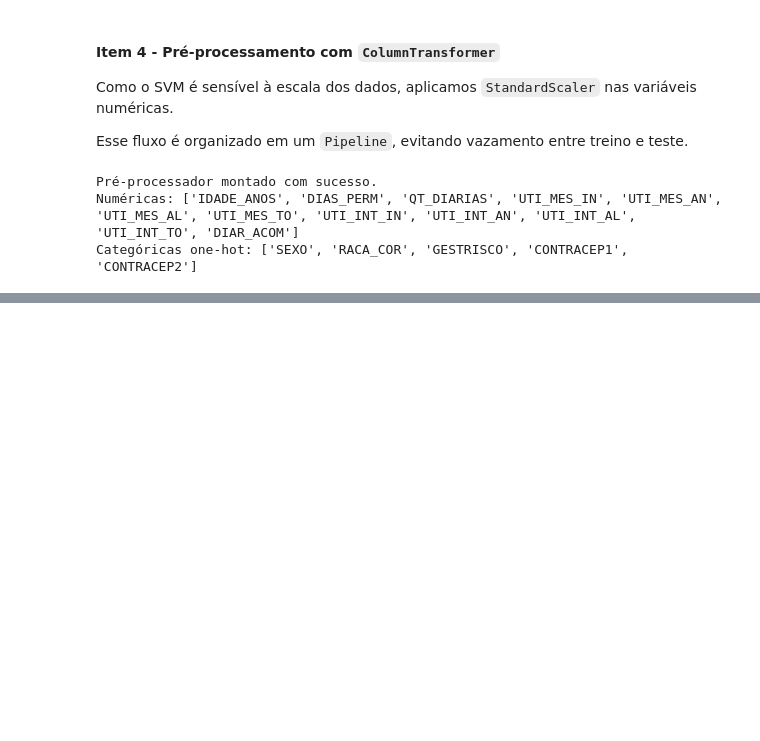
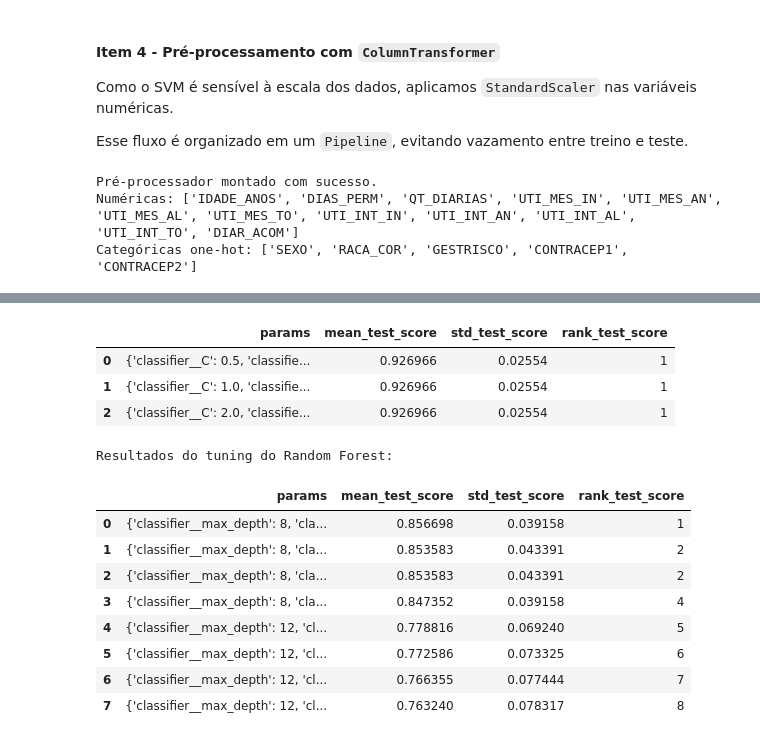
Before and after one commit to igorlealc/ia_tech_challenge_01, a Jupyter notebook: trabalho_parte_3.ipynb, the cells around one changed output, grey strips where cells are left out. Drawn from its saved outputs; the diff is of its cells as text; code cells hidden in the pictures; blank space fills up the shorter version.

```diff
--- a/trabalho_parte_3.ipynb
+++ b/trabalho_parte_3.ipynb
@@ -529,0 +760,55 @@ plt.show()
+# %%
+best_svm = svm_search.best_estimator_
+best_rf_tuning = rf_search.best_estimator_
+
+best_svm.fit(X_train, y_train)
+best_rf_tuning.fit(X_train, y_train)
+
+modelos_tuning = {
+    'SVM com tuning': {
+        'modelo': best_svm,
+        'configuracao': str(svm_search.best_params_),
+    },
+    'Random Forest com tuning': {
+        'modelo': best_rf_tuning,
+        'configuracao': str(rf_search.best_params_),
+    },
+}
+
+resultados_tuning = []
+matrizes_tuning = {}
+
+for nome, config in modelos_tuning.items():
+    modelo = config['modelo']
+    y_pred = modelo.predict(X_test)
+    matriz = confusion_matrix(y_test, y_pred)
+    matrizes_tuning[nome] = matriz
+
+    resultados_tuning.append({
+        'Modelo': nome,
+        'Accuracy': accuracy_score(y_test, y_pred),
+        'Precision': precision_score(y_test, y_pred, zero_division=0),
+        'Recall': recall_score(y_test, y_pred, zero_division=0),
+        'F1': f1_score(y_test, y_pred, zero_division=0),
+        'Configuracao': config['configuracao'],
+    })
+
+    print(f'--- {nome} ---')
+    print(f"Melhores parâmetros: {config['configuracao']}")
+    print(classification_report(y_test, y_pred, zero_division=0))
+    print('Matriz de confusão:')
+    print(pd.DataFrame(matriz, index=['Real 0', 'Real 1'], columns=['Pred 0', 'Pred 1']))
+    print()
+
+resultado_tuning_df = pd.DataFrame(resultados_tuning).set_index('Modelo').round(4)
+
+comparacao_com_tuning = pd.concat([resultados_df, resultado_tuning_df])
+comparacao_com_tuning = comparacao_com_tuning.sort_values(by=['Recall', 'F1', 'Precision'], ascending=False)
+
+print('Resultados do tuning do SVM:')
+display(svm_tuning_df.head(10))
+print('Resultados do tuning do Random Forest:')
+display(rf_grid_tuning_df.head(10))
+
+comparacao_com_tuning
+# %% [output]
@@ -529,0 +832,14 @@ plt.show()
+|  | params | mean_test_score | std_test_score | rank_test_score |
+| 0 | {'classifier__C': 0.5, 'classifie... | 0.926966 | 0.02554 | 1 |
+| 1 | {'classifier__C': 1.0, 'classifie... | 0.926966 | 0.02554 | 1 |
+| 2 | {'classifier__C': 2.0, 'classifie... | 0.926966 | 0.02554 | 1 |
+Resultados do tuning do Random Forest:
+|  | params | mean_test_score | std_test_score | rank_test_score |
+| 0 | {'classifier__max_depth': 8, 'cla... | 0.856698 | 0.039158 | 1 |
+| 1 | {'classifier__max_depth': 8, 'cla... | 0.853583 | 0.043391 | 2 |
+| 2 | {'classifier__max_depth': 8, 'cla... | 0.853583 | 0.043391 | 2 |
+| 3 | {'classifier__max_depth': 8, 'cla... | 0.847352 | 0.039158 | 4 |
+| 4 | {'classifier__max_depth': 12, 'cl... | 0.778816 | 0.069240 | 5 |
+| 5 | {'classifier__max_depth': 12, 'cl... | 0.772586 | 0.073325 | 6 |
+| 6 | {'classifier__max_depth': 12, 'cl... | 0.766355 | 0.077444 | 7 |
+| 7 | {'classifier__max_depth': 12, 'cl... | 0.763240 | 0.078317 | 8 |
```
Also changed, not shown: parts of 21 cells of this notebook, 17 other files.
